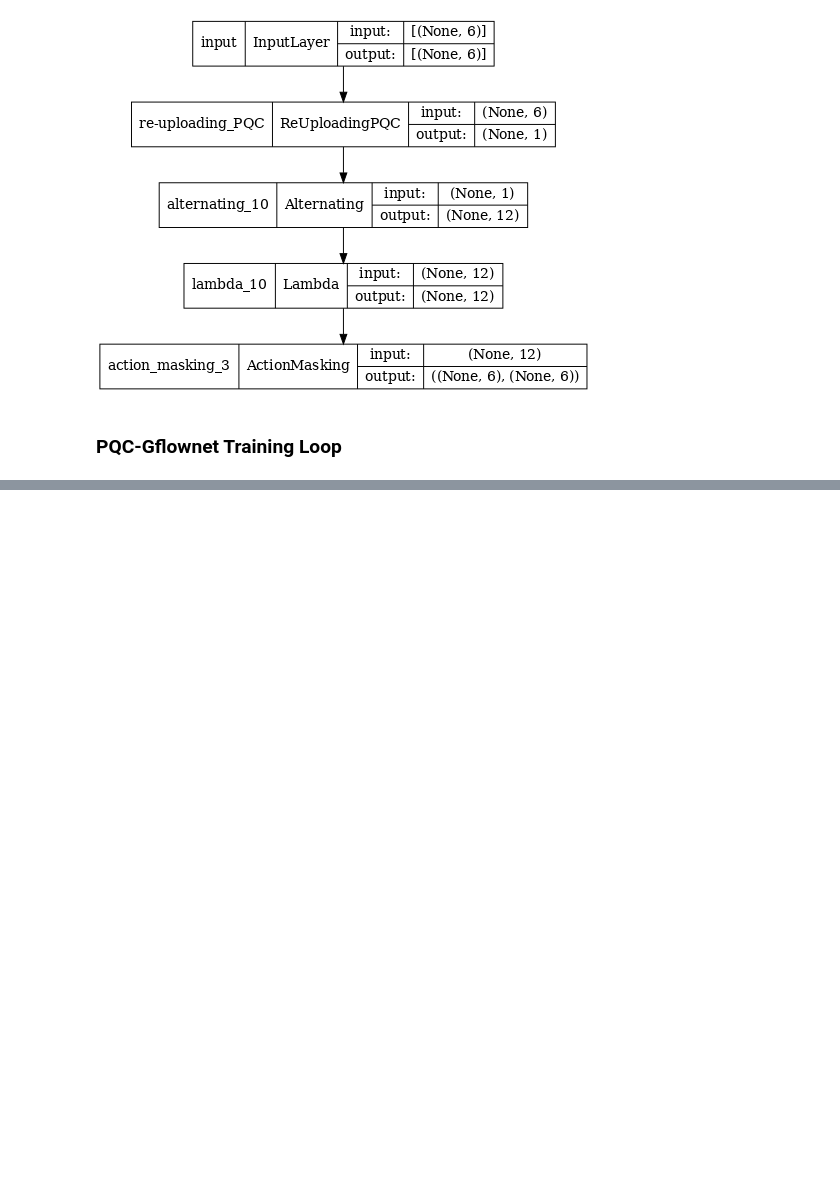
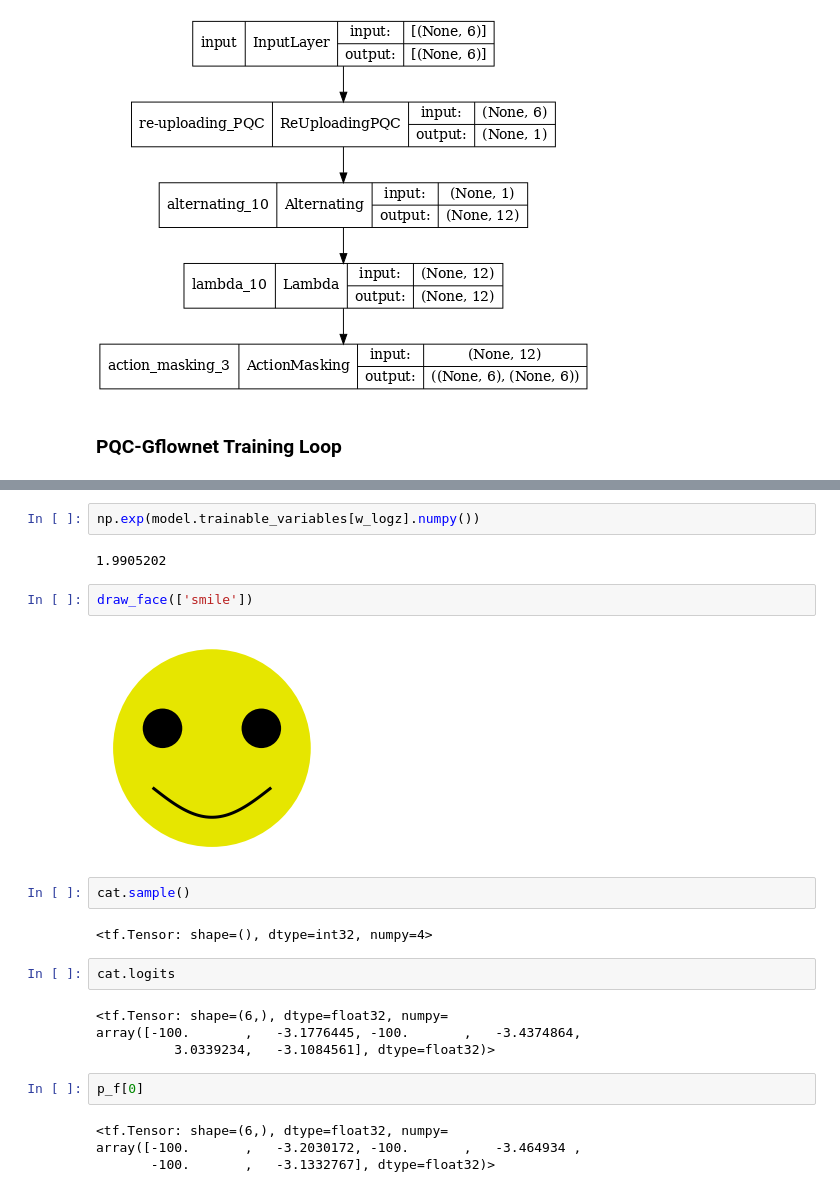
Before and after one commit to elilaird/quantum-gflownets, a Jupyter notebook: quantum-gflownets.ipynb, the cells around one changed output, grey strips where cells are left out. Saved outputs shown, nothing was run; the diff lists cells and outputs as text; blank space fills up the shorter version.

```diff
--- a/quantum-gflownets.ipynb
+++ b/quantum-gflownets.ipynb
@@ -506,0 +596,24 @@ grads
+# %%
+np.exp(model.trainable_variables[w_logz].numpy())
+# %% [output]
+1.9905202
+# %%
+draw_face(['smile'])
+# %% [output]
+[figure, added]
+# %%
+cat.sample()
+# %% [output]
+<tf.Tensor: shape=(), dtype=int32, numpy=4>
+# %%
+cat.logits
+# %% [output]
+<tf.Tensor: shape=(6,), dtype=float32, numpy=
+array([-100.       ,   -3.1776445, -100.       ,   -3.4374864,
+          3.0339234,   -3.1084561], dtype=float32)>
+# %%
+p_f[0]
+# %% [output]
+<tf.Tensor: shape=(6,), dtype=float32, numpy=
+array([-100.       ,   -3.2030172, -100.       ,   -3.464934 ,
+       -100.       ,   -3.1332767], dtype=float32)>
```
Also changed, not shown: parts of 18 cells of this notebook.
